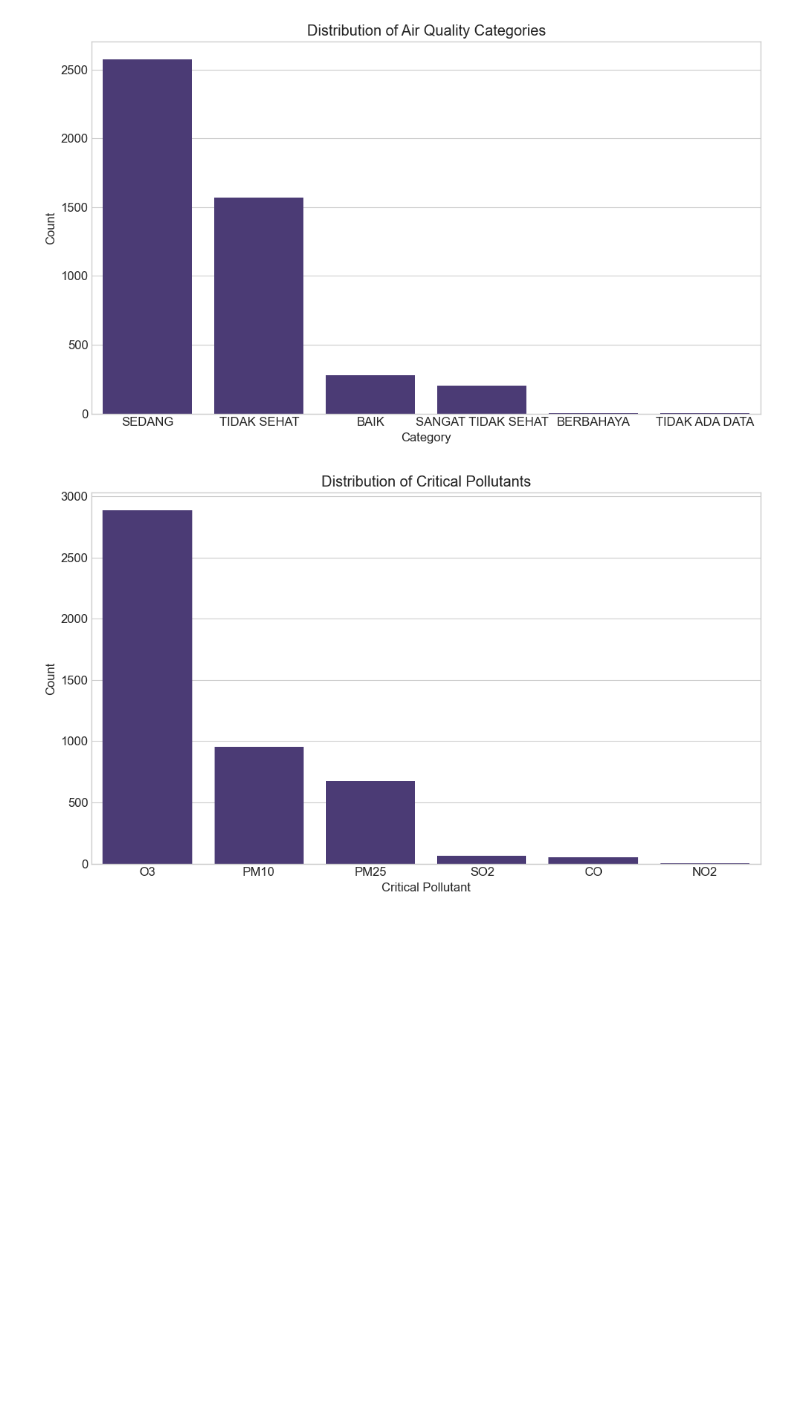
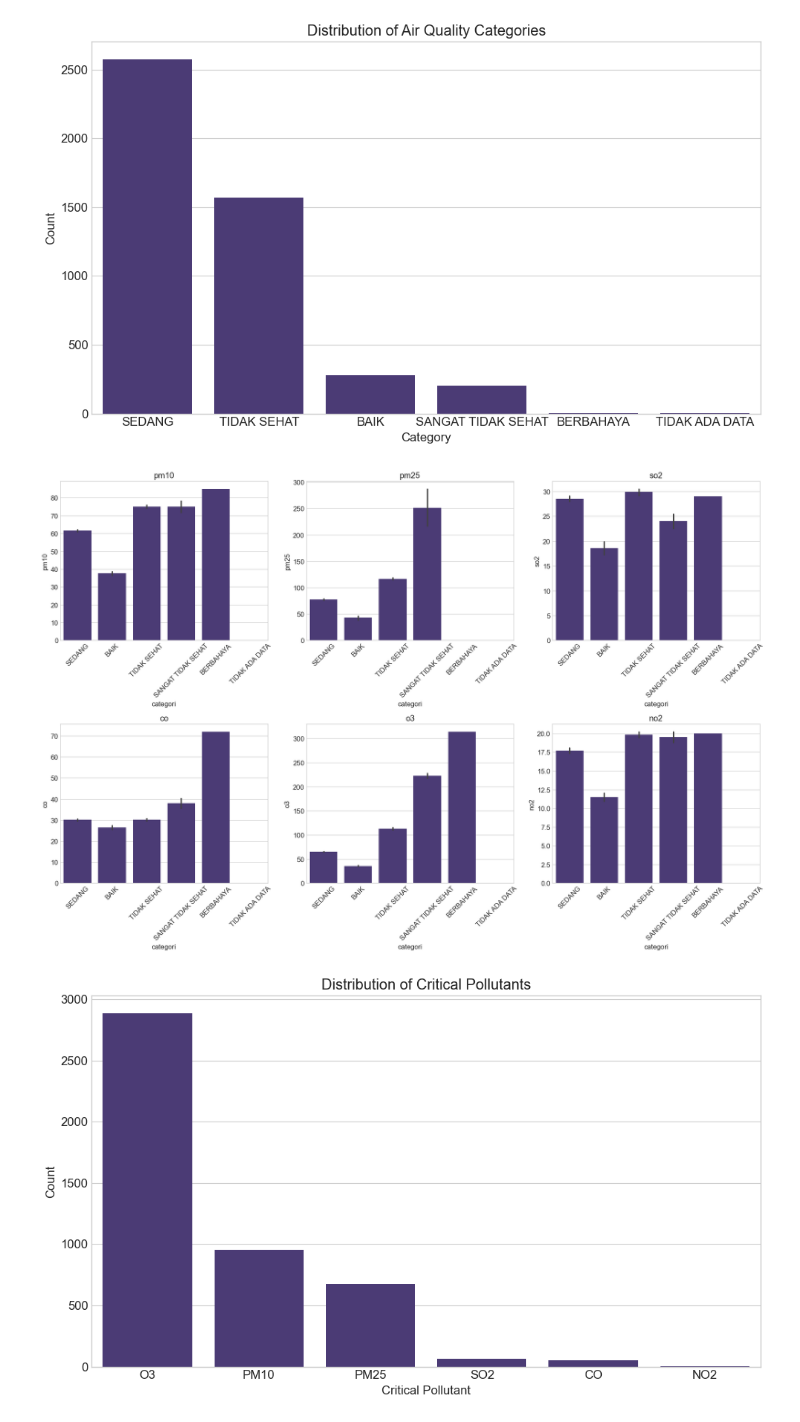
Before and after one commit to NandoG1/Model-Air-Quality-Index-in-Jakarta, a Jupyter notebook: model.ipynb, the cells around one changed output. Cells and saved outputs as stored; diff of their text form; code cells hidden in the pictures; blank space fills up the shorter version.

```diff
--- a/model.ipynb
+++ b/model.ipynb
@@ -91,6 +88,19 @@ plt.tight_layout()
 plt.show()
 # %% [output]
 [figure]
+# %%
+fig, axes = plt.subplots(2,3,figsize=(18,12))
+axes = axes.flatten()
+
+for i, col in enumerate(pollutants):
+    sns.barplot(x='categori', y=col, data=df, ax=axes[i])
+    axes[i].set_title(col)
+    axes[i].set_xticklabels(axes[i].get_xticklabels(), rotation=45)
+
+plt.tight_layout()
+plt.show()
+# %% [output]
+[figure, added]
 # %%
 plt.figure(figsize=(10, 6))
 critical_counts = df['critical'].value_counts()
```
Also changed, not shown: parts of 55 cells of this notebook, 2 other files.
